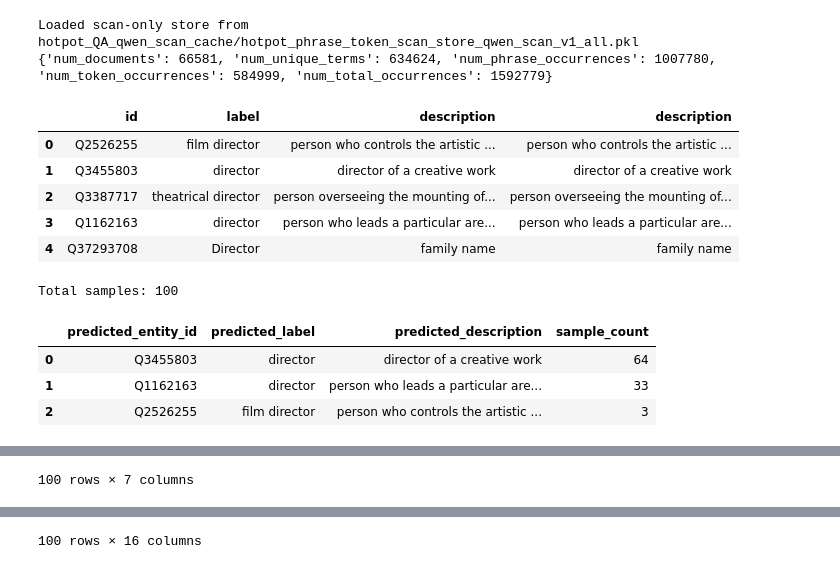
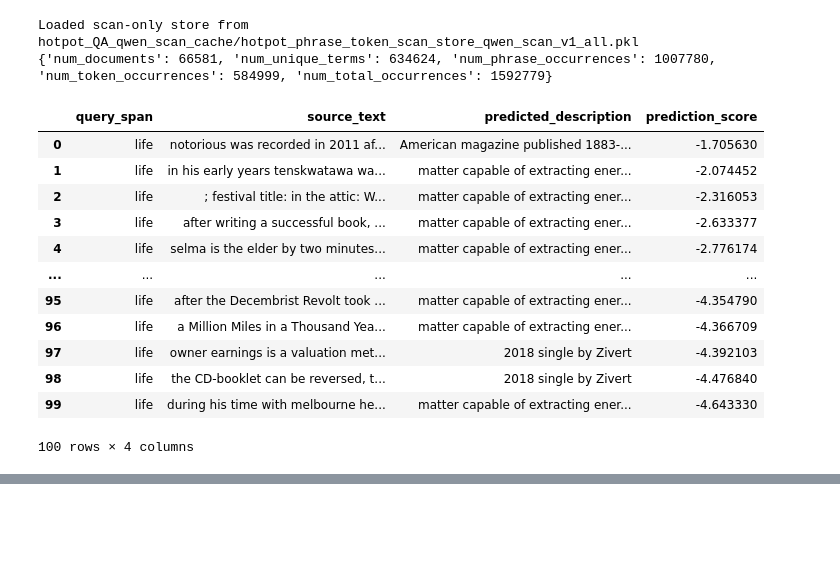
Before and after one commit to YxRicardo/LiteSemRAG, a Jupyter notebook: jupyter_notebooks/hotpotqa_cross_encoder.ipynb, the cells around one changed output, grey strips where cells are left out. Saved outputs shown, nothing was run; the diff lists cells and outputs as text; code cells hidden in the pictures; blank space fills up the shorter version.

Commit message:
Add prompt-context controls and notebook cache workflow

```diff
--- a/jupyter_notebooks/hotpotqa_cross_encoder.ipynb
+++ b/jupyter_notebooks/hotpotqa_cross_encoder.ipynb
@@ -352,6 +422,8 @@ def evaluate_cross_encoder_on_hotpotqa(
     max_records: int | None = None,
     use_detailed_description: bool = True,
     exact_match_text: bool = False,
+    prompt_context_mode: str = "sentence",
+    require_detailed_description: bool = False,
 ):
     normalized_span = normalize_text(span_text.strip())
     if not normalized_span:
@@ -377,6 +449,7 @@ def evaluate_cross_encoder_on_hotpotqa(
         span_text.strip(),
         use_detailed_description=use_detailed_description,
         exact_match_text=exact_match_text,
+        require_detailed_description=require_detailed_description,
     )
     candidate_bank = build_wikidata_candidate_bank(candidates_df, definition_column=definition_column)
     if not candidate_bank:
@@ -386,7 +459,12 @@ def evaluate_cross_encoder_on_hotpotqa(
     evaluation_rows = []
 
     for record in records:
-        prompt_info = build_hotpot_prompt(record, span_text, mark_target=mark_target)
+        prompt_info = build_hotpot_prompt(
+            record,
+            span_text,
+            mark_target=mark_target,
+            prompt_context_mode=prompt_context_mode,
+        )
         pairs = [(prompt_info["prompt_text"], candidate["hypothesis"]) for candidate in candidate_bank]
         raw_scores = model.predict(pairs, batch_size=batch_size, show_progress_bar=False)
         scores = extract_cross_encoder_scores(raw_scores, model)
@@ -433,35 +511,26 @@ def evaluate_cross_encoder_on_hotpotqa(
 
 
 def display_hotpot_predictions(results_df: pd.DataFrame, limit: int = 20):
-    label_counts_df = (
-        results_df.groupby(["predicted_entity_id", "predicted_label", "predicted_description"], dropna=False)
-        .size()
-        .reset_index(name="sample_count")
-        .sort_values(["sample_count", "predicted_entity_id"], ascending=[False, True])
-        .reset_index(drop=True)
-    )
     total_samples = int(len(results_df))
 
     print(f"Total samples: {total_samples}")
-    display(label_counts_df)
 
     columns = [
-        "title",
-        "kind",
-        "matched_text",
-        "source_text",
-        "predicted_label",
-        "predicted_definition",
+        "query_span",
+        "document_text",
+        "predicted_description",
         "prediction_score",
     ]
     display(results_df[columns].head(limit))
 # %%
 pd.set_option("display.max_colwidth", None)
 
-TARGET_SPAN = "director"
+TARGET_SPAN = "life"
 QUERY_KIND = None
 MARK_TARGET = False
+PROMPT_CONTEXT_MODE = "sentence_neighbors"   # "sentence"/"sentence_neighbors"/"full_text"
 USE_DETAILED_DESCRIPTION = False
+REQUIRE_DETAILED_DESCRIPTION = True
 EXACT_MATCH_TEXT = True
 MAX_RECORDS = 100
 
@@ -474,22 +543,31 @@ candidate_definitions_df, hotpot_results_df = evaluate_cross_encoder_on_hotpotqa
     mark_target=MARK_TARGET,
     max_records=MAX_RECORDS,
     use_detailed_description=USE_DETAILED_DESCRIPTION,
+    require_detailed_description=REQUIRE_DETAILED_DESCRIPTION,
     exact_match_text=EXACT_MATCH_TEXT,
+    prompt_context_mode=PROMPT_CONTEXT_MODE,
 )
 # %%
 definition_column = "detailed_description" if USE_DETAILED_DESCRIPTION else "description"
-display(candidate_definitions_df[["id", "label", "description", definition_column]])
-display_hotpot_predictions(hotpot_results_df, limit=MAX_RECORDS)
-hotpot_results_df.head(100)
+#display(candidate_definitions_df[["id", "label", "description", definition_column]])
+result_columns = [
+    "query_span",
+    "source_text",
+    "predicted_description",
+    "prediction_score",
+]
+hotpot_results_df[result_columns].head(100)
 # %% [output]
-|  | id | label | description | description |
-| 0 | Q2526255 | film director | person who controls the artistic ... | person who controls the artistic ... |
-| 1 | Q3455803 | director | director of a creative work | director of a creative work |
-| 2 | Q3387717 | theatrical director | person overseeing the mounting of... | person overseeing the mounting of... |
-| 3 | Q1162163 | director | person who leads a particular are... | person who leads a particular are... |
-| 4 | Q37293708 | Director | family name | family name |
+|  | query_span | source_text | predicted_description | prediction_score |
+| 0 | life | notorious was recorded in 2011 af... | American magazine published 1883-... | -1.705630 |
+| 1 | life | in his early years tenskwatawa wa... | matter capable of extracting ener... | -2.074452 |
+| 2 | life | ; festival title: in the attic: W... | matter capable of extracting ener... | -2.316053 |
+| 3 | life | after writing a successful book, ... | matter capable of extracting ener... | -2.633377 |
+| 4 | life | selma is the elder by two minutes... | matter capable of extracting ener... | -2.776174 |
+| ... | ... | ... | ... | ... |
+| 95 | life | after the Decembrist Revolt took ... | matter capable of extracting ener... | -4.354790 |
+| 96 | life | a Million Miles in a Thousand Yea... | matter capable of extracting ener... | -4.366709 |
+| 97 | life | owner earnings is a valuation met... | 2018 single by Zivert | -4.392103 |
+| 98 | life | the CD-booklet can be reversed, t... | 2018 single by Zivert | -4.476840 |
+| 99 | life | during his time with melbourne he... | matter capable of extracting ener... | -4.643330 |
-Total samples: 100
+100 rows × 4 columns
-|  | predicted_entity_id | predicted_label | predicted_description | sample_count |
-| 0 | Q3455803 | director | director of a creative work | 64 |
-| 1 | Q1162163 | director | person who leads a particular are... | 33 |
-| 2 | Q2526255 | film director | person who controls the artistic ... | 3 |
@@ -508 +573,0 @@ Total samples: 100
-100 rows × 7 columns
@@ -521 +573,0 @@ Total samples: 100
-100 rows × 16 columns
```
Also changed, not shown: parts of 3 cells of this notebook, 4 other files.
